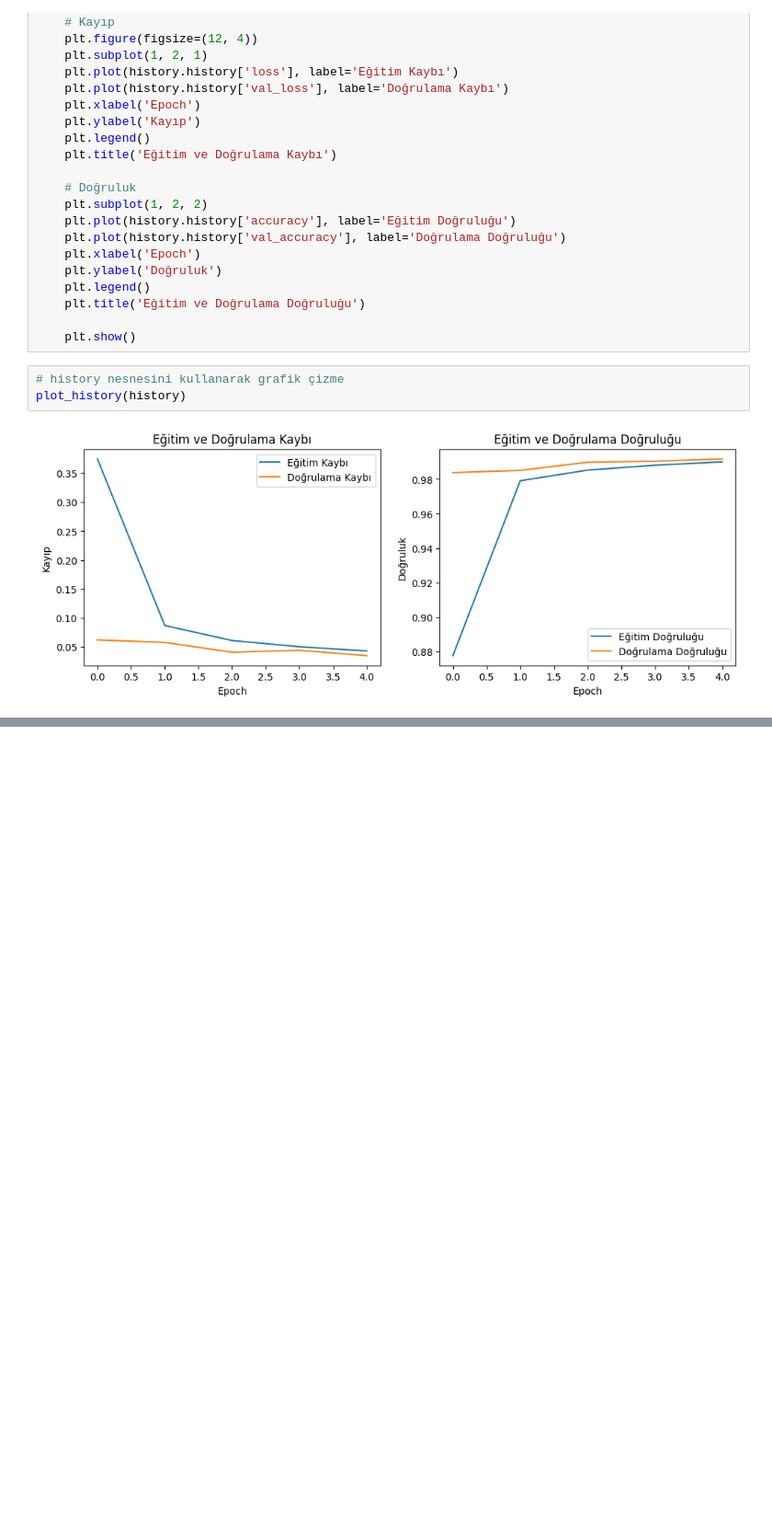
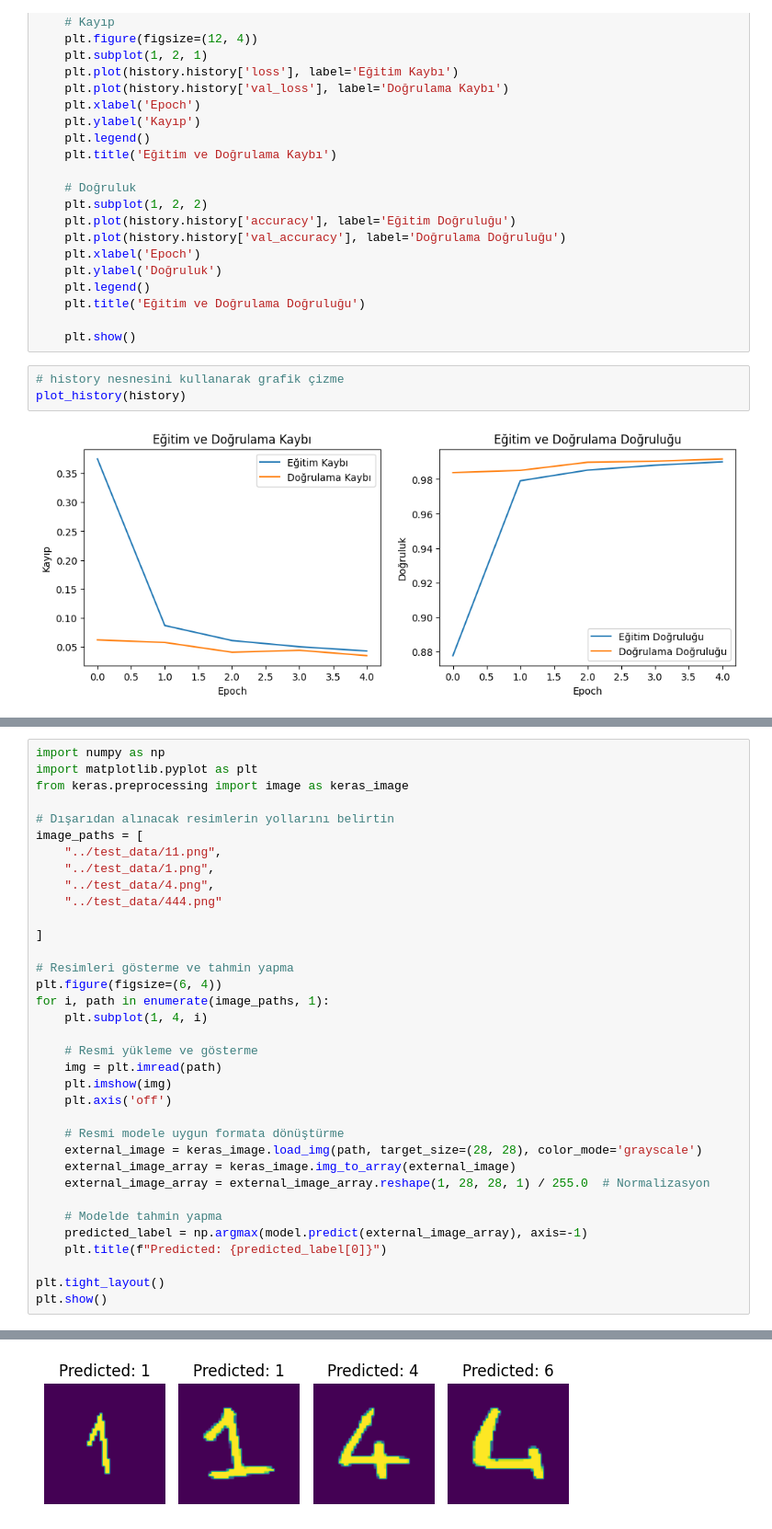
Before and after one commit to havvabzkrtt/El_Yazisini_Dijitale_Ceviren_Web_Uygulamasi, a Jupyter notebook: train/model_numbers_evaluate2.ipynb, the cells around one changed output, grey strips where cells are left out. Shown at 92% size. Cells and saved outputs as stored; diff of their text form; blank space fills up the shorter version.

```diff
--- a/train/model_numbers_evaluate2.ipynb
+++ b/train/model_numbers_evaluate2.ipynb
@@ -222,0 +234,36 @@ plt.show()
+# %%
+import numpy as np
+import matplotlib.pyplot as plt
+from keras.preprocessing import image as keras_image
+
+# Dışarıdan alınacak resimlerin yollarını belirtin
+image_paths = [
+    "../test_data/11.png",
+    "../test_data/1.png",
+    "../test_data/4.png",
+    "../test_data/444.png"
+
+]
+
+# Resimleri gösterme ve tahmin yapma
+plt.figure(figsize=(6, 4))
+for i, path in enumerate(image_paths, 1):
+    plt.subplot(1, 4, i)
+
+    # Resmi yükleme ve gösterme
+    img = plt.imread(path)
+    plt.imshow(img)
+    plt.axis('off')
+
+    # Resmi modele uygun formata dönüştürme
+    external_image = keras_image.load_img(path, target_size=(28, 28), color_mode='grayscale')
+    external_image_array = keras_image.img_to_array(external_image)
+    external_image_array = external_image_array.reshape(1, 28, 28, 1) / 255.0  # Normalizasyon
+
+    # Modelde tahmin yapma
+    predicted_label = np.argmax(model.predict(external_image_array), axis=-1)
+    plt.title(f"Predicted: {predicted_label[0]}")
+
+plt.tight_layout()
+plt.show()
+# %% [output]
@@ -222,0 +274 @@ plt.show()
+[figure, added]
```
Also changed, not shown: parts of 6 cells of this notebook, 5 other files.
